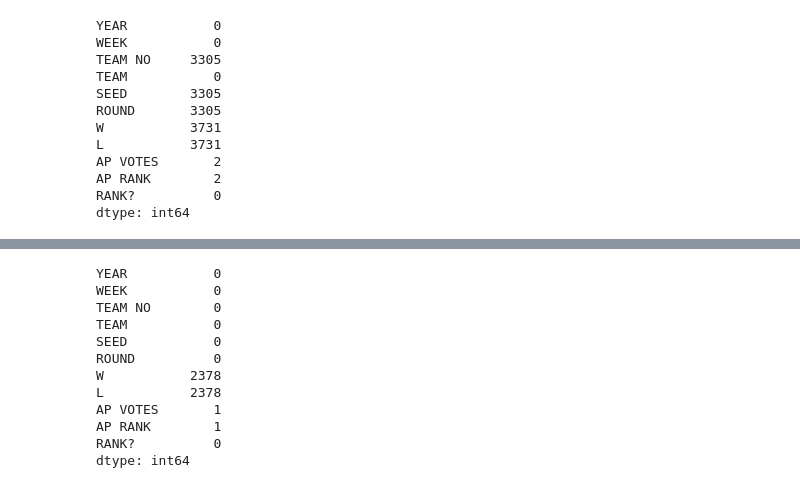
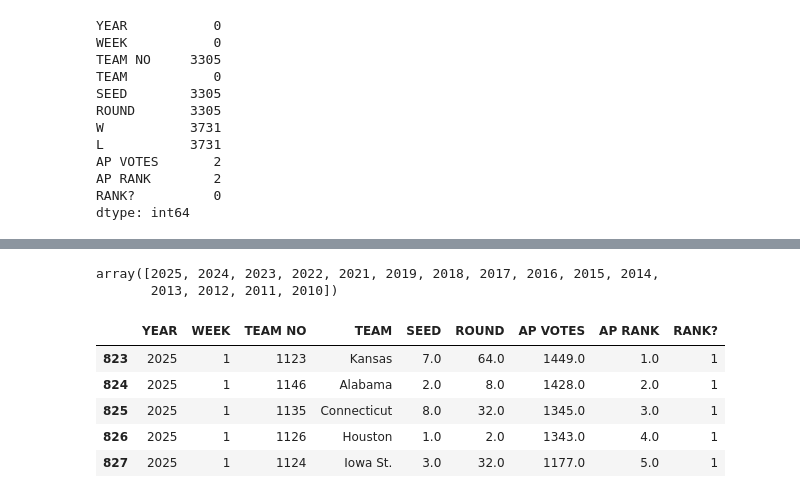
Before and after one commit to jstebick16-cloud/Stebick-Scores, a Jupyter notebook: finalcapstone.ipynb, the cells around one changed output, grey strips where cells are left out. Cells and saved outputs as stored; diff of their text form; code cells hidden in the pictures.

```diff
--- a/finalcapstone.ipynb
+++ b/finalcapstone.ipynb
@@ -564,15 +768,22 @@ poll_data_nulls = poll_data.dropna(subset=['TEAM NO'])
 # %%
-poll_data_nulls.isnull().sum()
+clean_poll_data = poll_data_nulls.drop('W', axis = 1)
-# %% [output]
-YEAR           0
-WEEK           0
-TEAM NO        0
-TEAM           0
-SEED           0
-ROUND          0
-W           2378
-L           2378
-AP VOTES       1
-AP RANK        1
-RANK?          0
-dtype: int64
+# %%
+clean_poll_data = clean_poll_data.drop('L', axis = 1)
+# %%
+clean_poll_data['TEAM NO'] = clean_poll_data['TEAM NO'].astype(int)
+# %%
+clean_poll_data = clean_poll_data[clean_poll_data['YEAR'].between(2010, 2025)]
+# %%
+clean_poll_data['YEAR'].unique()
+# %% [output]
+array([2025, 2024, 2023, 2022, 2021, 2019, 2018, 2017, 2016, 2015, 2014,
+       2013, 2012, 2011, 2010])
+# %%
+clean_poll_data.head()
+# %% [output]
+|  | YEAR | WEEK | TEAM NO | TEAM | SEED | ROUND | AP VOTES | AP RANK | RANK? |
+| 823 | 2025 | 1 | 1123 | Kansas | 7.0 | 64.0 | 1449.0 | 1.0 | 1 |
+| 824 | 2025 | 1 | 1146 | Alabama | 2.0 | 8.0 | 1428.0 | 2.0 | 1 |
+| 825 | 2025 | 1 | 1135 | Connecticut | 8.0 | 32.0 | 1345.0 | 3.0 | 1 |
+| 826 | 2025 | 1 | 1126 | Houston | 1.0 | 2.0 | 1343.0 | 4.0 | 1 |
+| 827 | 2025 | 1 | 1124 | Iowa St. | 3.0 | 32.0 | 1177.0 | 5.0 | 1 |
```
Also changed, not shown: parts of 54 cells of this notebook.
